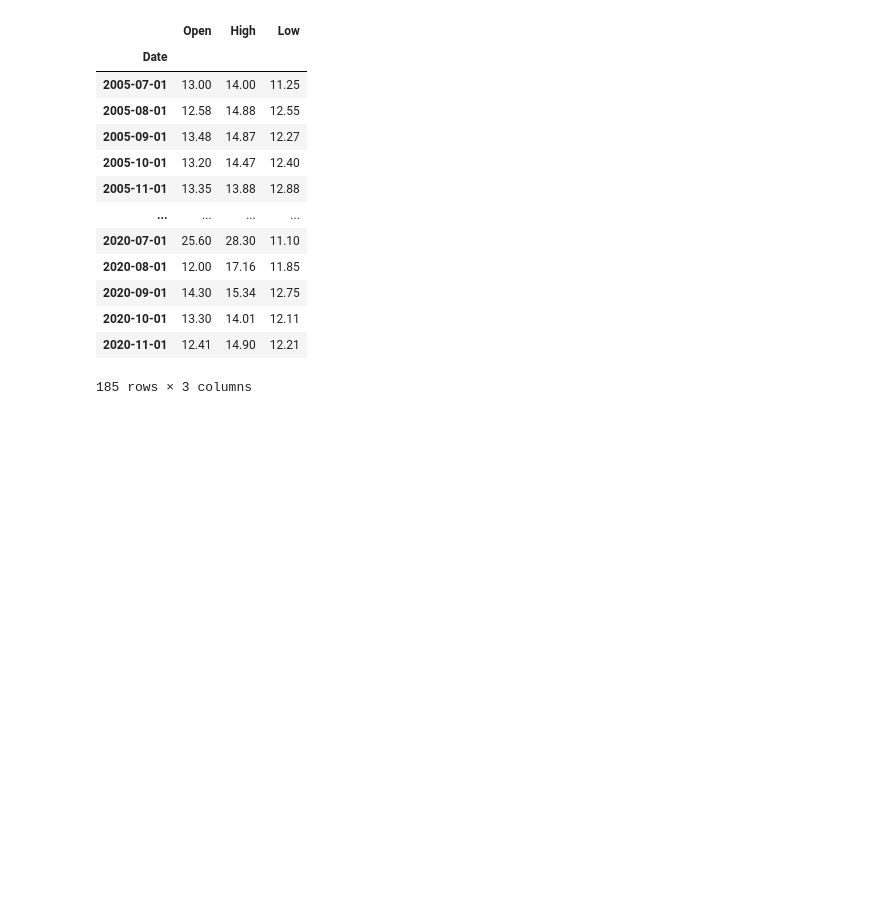
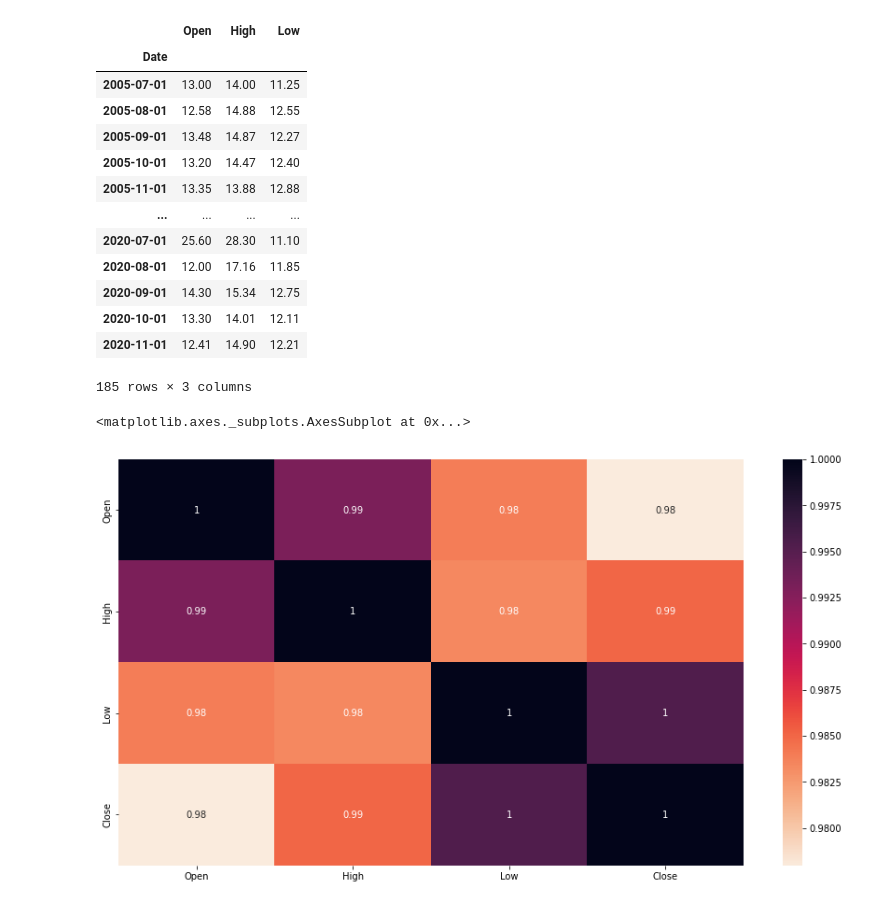
Before and after one commit to Shashankshekharpandey/Stock-closing-price-prediction, a Jupyter notebook: yes_bank_stock_closing_price_prediction.ipynb, the cells around one changed output. Drawn from its saved outputs; the diff is of its cells as text; code cells hidden in the pictures; blank space fills up the shorter version.

```diff
--- a/yes_bank_stock_closing_price_prediction.ipynb
+++ b/yes_bank_stock_closing_price_prediction.ipynb
@@ -349,3 +349,12 @@ independent_variables
 | 2020-10-01 | 13.30 | 14.01 | 12.11 |
 | 2020-11-01 | 12.41 | 14.90 | 12.21 |
 185 rows × 3 columns
+# %%
+# Correlation between each and every column of the dataframe
+
+plt.figure(figsize=(15,8))
+correlation = stock_price_df.corr()
+sns.heatmap(abs(correlation), annot=True, cmap='rocket_r')
+# %% [output]
+<matplotlib.axes._subplots.AxesSubplot at 0x...>
+[figure, added]
```
Also changed, not shown: parts of 2 cells of this notebook.
